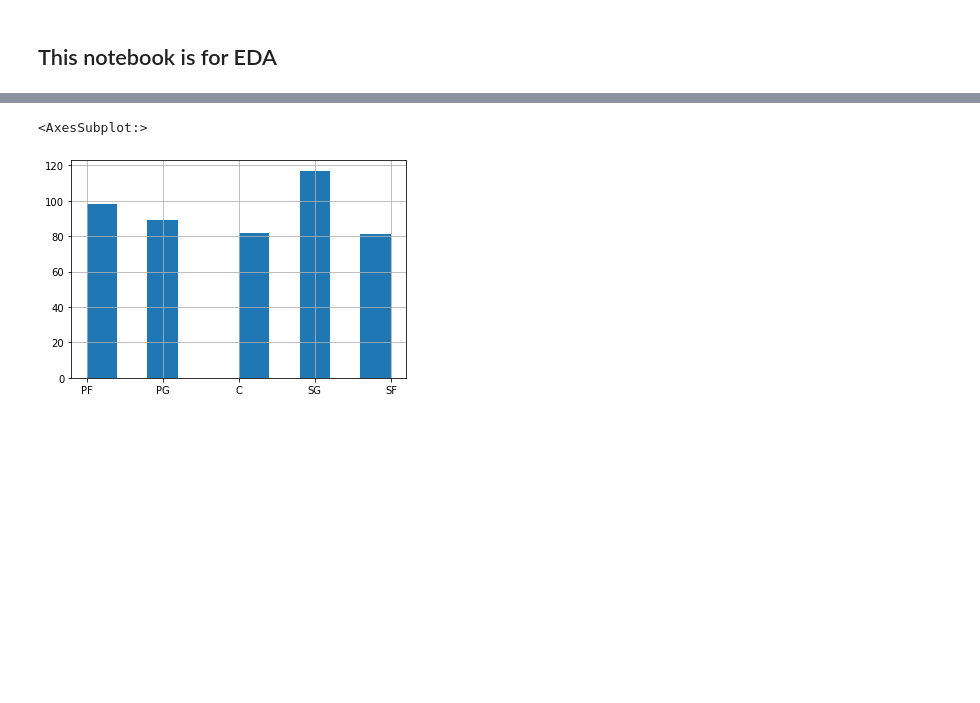
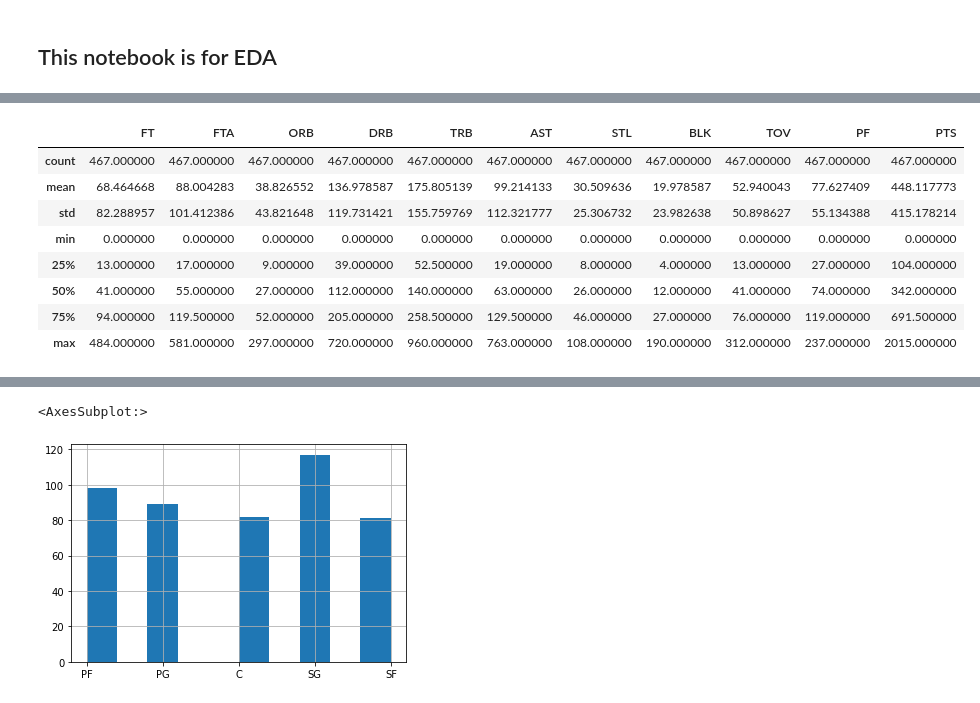
Before and after one commit to kaichiinoue/nba_salary_prediction, a Jupyter notebook: eda.ipynb, the cells around one changed output, grey strips where cells are left out. Saved outputs shown, nothing was run; the diff lists cells and outputs as text; code cells hidden in the pictures; blank space fills up the shorter version.

```diff
--- a/eda.ipynb
+++ b/eda.ipynb
@@ -25,3 +59,15 @@ df
+# %%
+df[['FT', 'FTA', 'ORB', 'DRB', 'TRB', 'AST', 'STL', 'BLK', 'TOV', 'PF', 'PTS', 'Salary']].describe()
+# %% [output]
+|  | FT | FTA | ORB | DRB | TRB | AST | STL | BLK | TOV | PF | PTS |
+| count | 467.000000 | 467.000000 | 467.000000 | 467.000000 | 467.000000 | 467.000000 | 467.000000 | 467.000000 | 467.000000 | 467.000000 | 467.000000 |
+| mean | 68.464668 | 88.004283 | 38.826552 | 136.978587 | 175.805139 | 99.214133 | 30.509636 | 19.978587 | 52.940043 | 77.627409 | 448.117773 |
+| std | 82.288957 | 101.412386 | 43.821648 | 119.731421 | 155.759769 | 112.321777 | 25.306732 | 23.982638 | 50.898627 | 55.134388 | 415.178214 |
+| min | 0.000000 | 0.000000 | 0.000000 | 0.000000 | 0.000000 | 0.000000 | 0.000000 | 0.000000 | 0.000000 | 0.000000 | 0.000000 |
+| 25% | 13.000000 | 17.000000 | 9.000000 | 39.000000 | 52.500000 | 19.000000 | 8.000000 | 4.000000 | 13.000000 | 27.000000 | 104.000000 |
+| 50% | 41.000000 | 55.000000 | 27.000000 | 112.000000 | 140.000000 | 63.000000 | 26.000000 | 12.000000 | 41.000000 | 74.000000 | 342.000000 |
+| 75% | 94.000000 | 119.500000 | 52.000000 | 205.000000 | 258.500000 | 129.500000 | 46.000000 | 27.000000 | 76.000000 | 119.000000 | 691.500000 |
+| max | 484.000000 | 581.000000 | 297.000000 | 720.000000 | 960.000000 | 763.000000 | 108.000000 | 190.000000 | 312.000000 | 237.000000 | 2015.000000 |
 # %%
 df.columns
 # %% [output]
```
Also changed, not shown: parts of 6 cells of this notebook, 2 other files.
